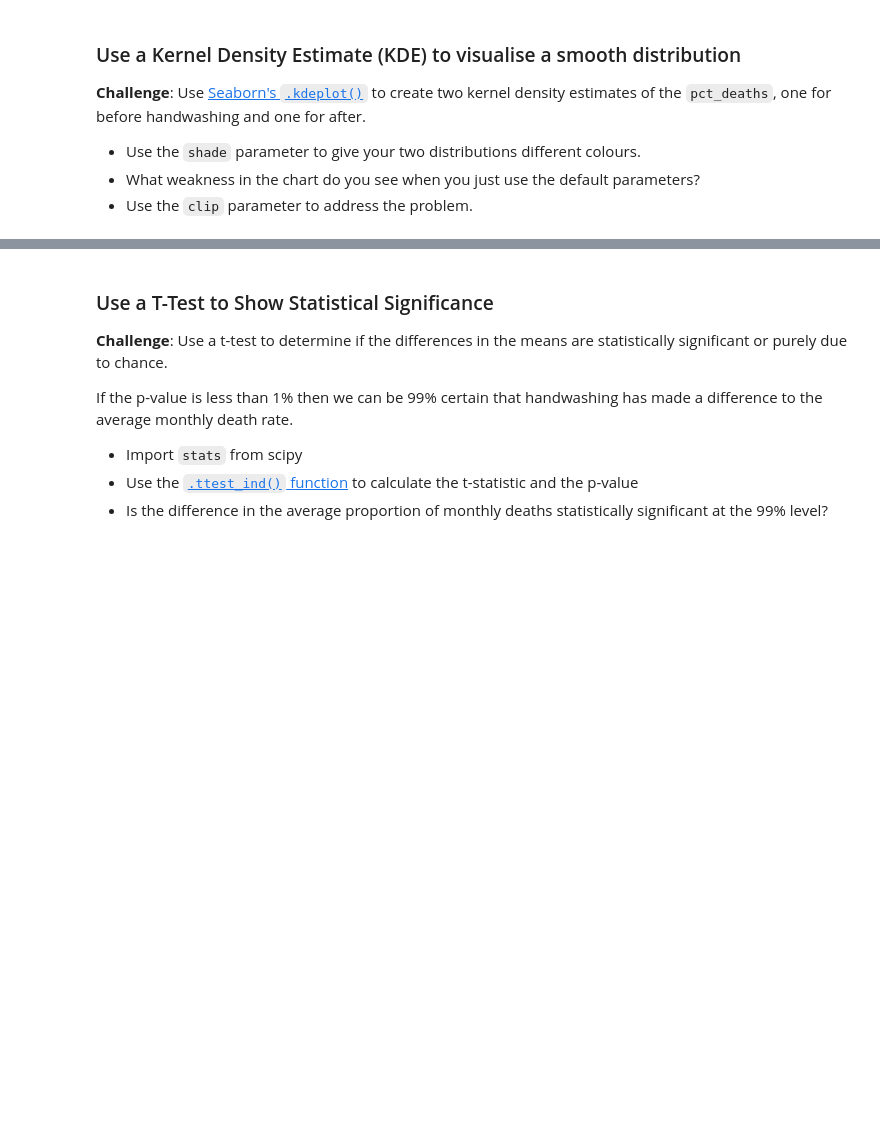
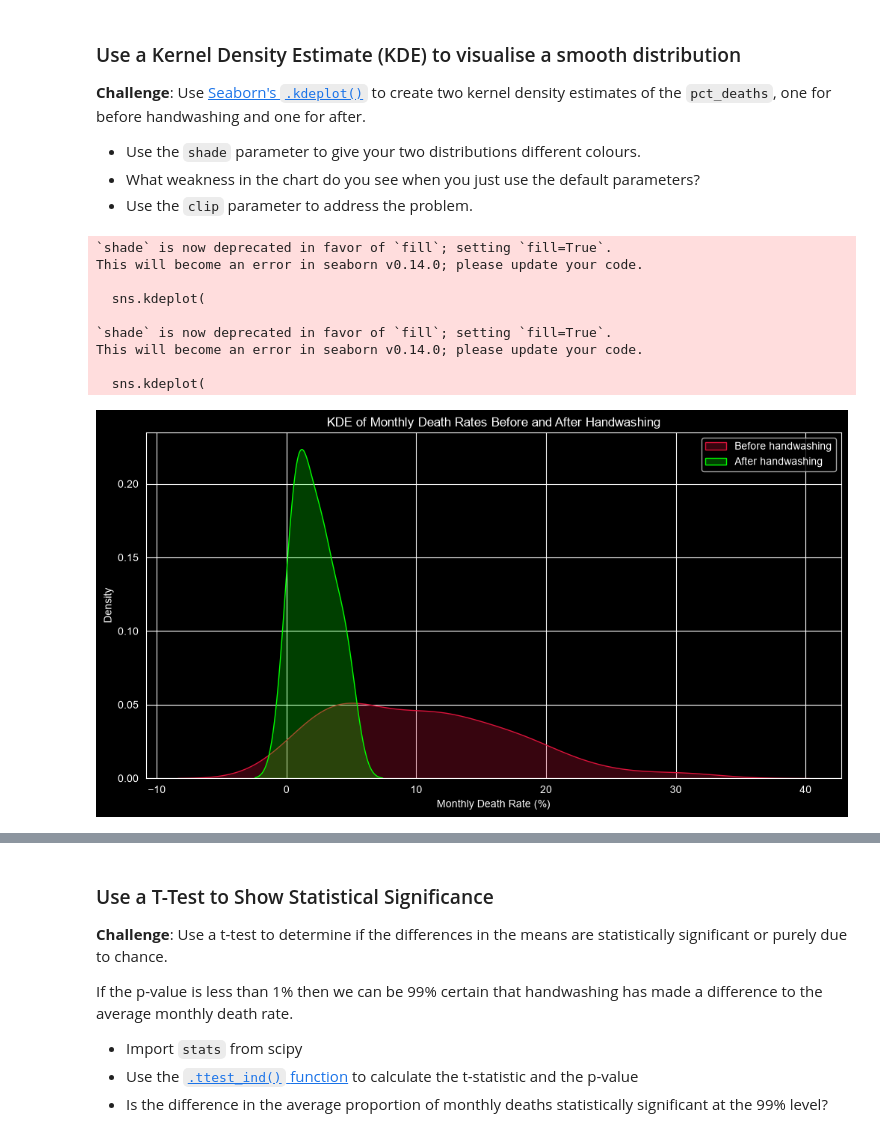
Before and after one commit to heyliceeee/Dr-Semmelweis-Analyse, a Jupyter notebook: Dr_Semmelweis_Handwashing_Discovery.ipynb, the cells around one changed output, grey strips where cells are left out. Drawn from its saved outputs; the diff is of its cells as text; code cells hidden in the pictures; blank space fills up the shorter version.

```diff
--- a/Dr_Semmelweis_Handwashing_Discovery.ipynb
+++ b/Dr_Semmelweis_Handwashing_Discovery.ipynb
@@ -445,3 +605,41 @@ This means the early months of 1841 simply **don’t have enough previous data**
 * Use the `shade` parameter to give your two distributions different colours.
 * What weakness in the chart do you see when you just use the default parameters?
 * Use the `clip` parameter to address the problem.
+# %%
+import seaborn as sns
+
+plt.figure(figsize=(12,6))
+
+# KDE before handwashing
+sns.kdeplot(
+    data=before_handwashing,
+    x="pct_deaths",
+    shade=True,
+    color="crimson",
+    label="Before handwashing"
+)
+
+# KDE after handwashing
+sns.kdeplot(
+    data=after_handwashing,
+    x="pct_deaths",
+    shade=True,
+    color="lime",
+    label="After handwashing"
+)
+
+plt.xlabel("Monthly Death Rate (%)")
+plt.title("KDE of Monthly Death Rates Before and After Handwashing")
+plt.legend()
+plt.show()
+# %% [output]
+`shade` is now deprecated in favor of `fill`; setting `fill=True`.
+This will become an error in seaborn v0.14.0; please update your code.
+
+  sns.kdeplot(
+
+`shade` is now deprecated in favor of `fill`; setting `fill=True`.
+This will become an error in seaborn v0.14.0; please update your code.
+
+  sns.kdeplot(
+[figure, added]
```
Also changed, not shown: parts of 18 cells of this notebook.
